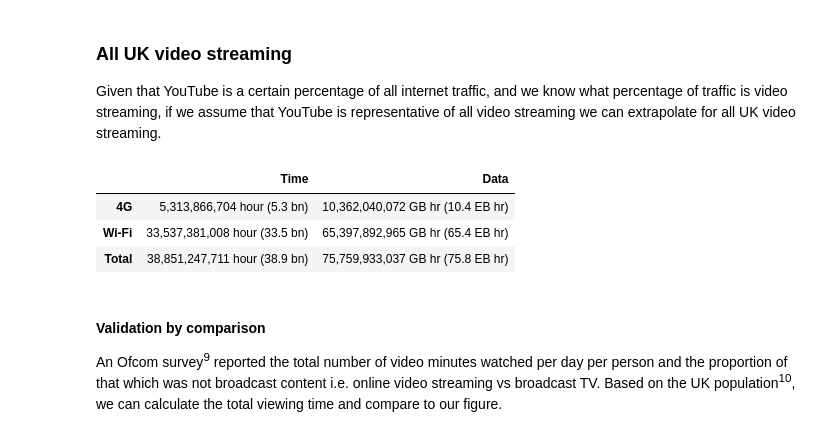
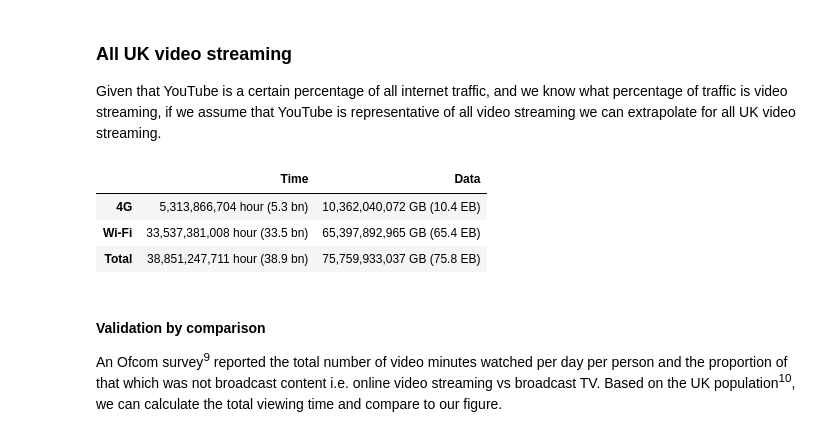
Before and after one commit to davidmytton/paper-video-streaming-network-energy, a Jupyter notebook: model/model.ipynb, the cells around one changed output. Cells and saved outputs as stored; diff of their text form; code cells hidden in the pictures.

```diff
--- a/model/model.ipynb
+++ b/model/model.ipynb
@@ -124,9 +124,9 @@ youtube = pd.DataFrame({
         'Total': youtubeTimeAnnualMobileNetworks + youtubeTimeAnnualWifiAllDevices,
     },
     'Data': {
-        '4G': youtubeTimeAnnualMobileNetworks * dataVolume[videoQuality].values.mean(),
-        'Wi-Fi': youtubeTimeAnnualWifiAllDevices * dataVolume[videoQuality].values.mean(),
-        'Total': (youtubeTimeAnnualMobileNetworks * dataVolume[videoQuality].values.mean()) + (youtubeTimeAnnualWifiAllDevices * dataVolume[videoQuality].values.mean()),
+        '4G': youtubeTimeAnnualMobileNetworks.to('hours').magnitude * dataVolume[videoQuality].values.mean(),
+        'Wi-Fi': youtubeTimeAnnualWifiAllDevices.to('hours').magnitude * dataVolume[videoQuality].values.mean(),
+        'Total': (youtubeTimeAnnualMobileNetworks.to('hours').magnitude * dataVolume[videoQuality].values.mean()) + (youtubeTimeAnnualWifiAllDevices.to('hours').magnitude * dataVolume[videoQuality].values.mean()),
     }
 })
 
@@ -139,9 +139,9 @@ youtubeDisplay = pd.DataFrame({
 
     },
     'Data': {
-        '4G': f'{youtube["Data"]["4G"].to("gigabyte hour"):,.0f~H} ({youtube["Data"]["4G"].to("exabyte hour"):,.1f~H})',
-        'Wi-Fi': f'{youtube["Data"]["Wi-Fi"].to("gigabyte hour"):,.0f~H} ({youtube["Data"]["Wi-Fi"].to("exabyte hour"):,.1f~H})',
-        'Total': f'{youtube["Data"]["Total"].to("gigabyte hour"):,.0f~H} ({youtube["Data"]["Total"].to("exabyte hour"):,.1f~H})',
+        '4G': f'{youtube["Data"]["4G"].to("gigabyte"):,.0f~H} ({youtube["Data"]["4G"].to("exabyte"):,.1f~H})',
+        'Wi-Fi': f'{youtube["Data"]["Wi-Fi"].to("gigabyte"):,.0f~H} ({youtube["Data"]["Wi-Fi"].to("exabyte"):,.1f~H})',
+        'Total': f'{youtube["Data"]["Total"].to("gigabyte"):,.0f~H} ({youtube["Data"]["Total"].to("exabyte"):,.1f~H})',
 
     }
 })
@@ -182,45 +182,43 @@ Given that YouTube is a certain percentage of all internet traffic, and we know
 # Extrapolate to all video streaming
 allUKVideo4GData = (youtube['Data']['4G'] / mobileTrafficYouTube) * mobileTrafficVideo
 allUKVideoWiFiData = (youtube['Data']['Wi-Fi'] / internetTrafficYouTube) * internetTrafficVideo
-allUKVideo4GTime = allUKVideo4GData / dataVolume[videoQuality].values.mean()
-allUKVideoWiFiTime = allUKVideoWiFiData / dataVolume[videoQuality].values.mean()
+allUKVideo4GTime = (allUKVideo4GData / dataVolume[videoQuality].values.mean()) * ureg.hours
+allUKVideoWiFiTime = (allUKVideoWiFiData / dataVolume[videoQuality].values.mean()) * ureg.hours
 
 # Create a dataframe for easy analysis
 allUKVideo = pd.DataFrame({
     'Time': {
         '4G': allUKVideo4GTime,
         'Wi-Fi': allUKVideoWiFiTime,
         'Total': allUKVideo4GTime + allUKVideoWiFiTime,
     },
     'Data': {
         '4G': allUKVideo4GData,
         'Wi-Fi': allUKVideoWiFiData,
         'Total': allUKVideo4GData + allUKVideoWiFiData,
     }
 })
 
 # Format nicely for display
 allUKVideoDisplay = pd.DataFrame({
     'Time': {
         '4G': f'{allUKVideo["Time"]["4G"].to("hour"):,.0f} ({allUKVideo["Time"]["4G"].to("hour").to_compact().magnitude:,.1f} bn)',
         'Wi-Fi': f'{allUKVideo["Time"]["Wi-Fi"].to("hour"):,.0f} ({allUKVideo["Time"]["Wi-Fi"].to("hour").to_compact().magnitude:,.1f} bn)',
         'Total': f'{allUKVideo["Time"]["Total"].to("hour"):,.0f} ({allUKVideo["Time"]["Total"].to("hour").to_compact().magnitude:,.1f} bn)',
 
     },
     'Data': {
-        '4G': f'{allUKVideo["Data"]["4G"].to("gigabyte hour"):,.0f~H} ({allUKVideo["Data"]["4G"].to("exabyte hour"):,.1f~H})',
-        'Wi-Fi': f'{allUKVideo["Data"]["Wi-Fi"].to("gigabyte hour"):,.0f~H} ({allUKVideo["Data"]["Wi-Fi"].to("exabyte hour"):,.1f~H})',
-        'Total': f'{allUKVideo["Data"]["Total"].to("gigabyte hour"):,.0f~H} ({allUKVideo["Data"]["Total"].to("exabyte hour"):,.1f~H})',
-
+        '4G': f'{allUKVideo["Data"]["4G"].to("gigabyte"):,.0f~H} ({allUKVideo["Data"]["4G"].to("exabyte"):,.1f~H})',
+        'Wi-Fi': f'{allUKVideo["Data"]["Wi-Fi"].to("gigabyte"):,.0f~H} ({allUKVideo["Data"]["Wi-Fi"].to("exabyte"):,.1f~H})',
+        'Total': f'{allUKVideo["Data"]["Total"].to("gigabyte"):,.0f~H} ({allUKVideo["Data"]["Total"].to("exabyte"):,.1f~H})',
     }
 })
-
 allUKVideoDisplay
 # %% [output]
 |  | Time | Data |
-| 4G | 5,313,866,704 hour (5.3 bn) | 10,362,040,072 GB hr (10.4 EB hr) |
-| Wi-Fi | 33,537,381,008 hour (33.5 bn) | 65,397,892,965 GB hr (65.4 EB hr) |
-| Total | 38,851,247,711 hour (38.9 bn) | 75,759,933,037 GB hr (75.8 EB hr) |
+| 4G | 5,313,866,704 hour (5.3 bn) | 10,362,040,072 GB (10.4 EB) |
+| Wi-Fi | 33,537,381,008 hour (33.5 bn) | 65,397,892,965 GB (65.4 EB) |
+| Total | 38,851,247,711 hour (38.9 bn) | 75,759,933,037 GB (75.8 EB) |
 # %% [markdown]
 #### Validation by comparison
 
```
Also changed, not shown: parts of 4 cells of this notebook.
